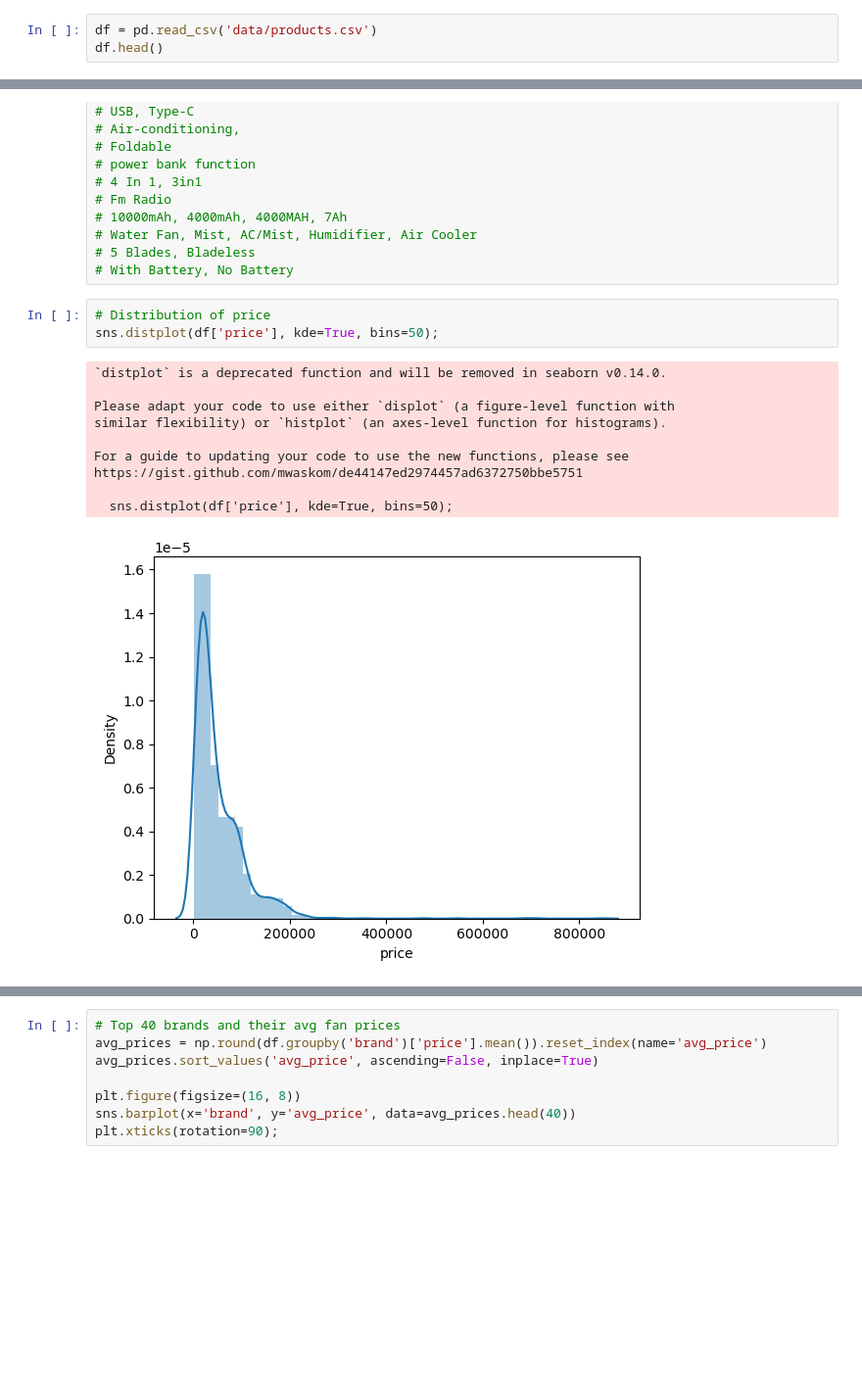
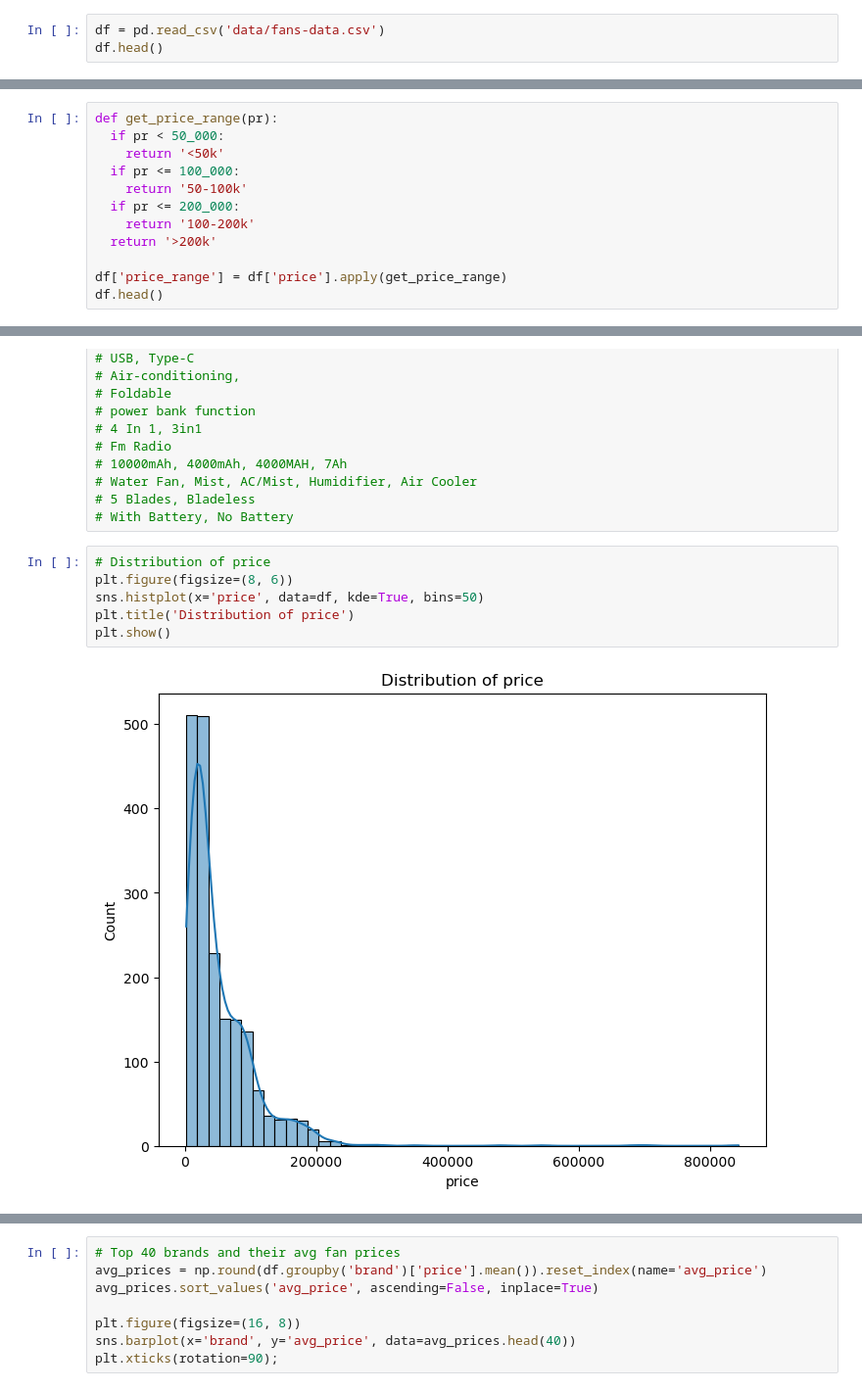
Before and after one commit to Chimmz/ecommerce-electric-fans-webscraping-analysis, a Jupyter notebook: analysis.ipynb, the cells around one changed output, grey strips where cells are left out. Shown at 98% size. Saved outputs shown, nothing was run; the diff lists cells and outputs as text; blank space fills up the shorter version.

```diff
--- a/analysis.ipynb
+++ b/analysis.ipynb
@@ -6,3 +7,3 @@ import numpy as np
 # %%
-df = pd.read_csv('data/products.csv')
+df = pd.read_csv('data/fans-data.csv')
 df.head()
@@ -217,0 +236,12 @@ df.describe().T
+# %%
+def get_price_range(pr):
+  if pr < 50_000:
+    return '<50k'
+  if pr <= 100_000:
+    return '50-100k'
+  if pr <= 200_000:
+    return '100-200k'
+  return '>200k'
+
+df['price_range'] = df['price'].apply(get_price_range)
+df.head()
@@ -267,15 +304,9 @@ df['name'].unique().tolist()
 # With Battery, No Battery
 # %%
 # Distribution of price
-sns.distplot(df['price'], kde=True, bins=50);
+plt.figure(figsize=(8, 6))
+sns.histplot(x='price', data=df, kde=True, bins=50)
+plt.title('Distribution of price')
+plt.show()
 # %% [output]
-`distplot` is a deprecated function and will be removed in seaborn v0.14.0.
-
-Please adapt your code to use either `displot` (a figure-level function with
-similar flexibility) or `histplot` (an axes-level function for histograms).
-
-For a guide to updating your code to use the new functions, please see
-https://gist.github.com/mwaskom/de44147ed2974457ad6372750bbe5751
-
-  sns.distplot(df['price'], kde=True, bins=50);
-[figure, old version]
+[figure, new version]
```
Also changed, not shown: parts of 28 cells of this notebook, 3 other files.
